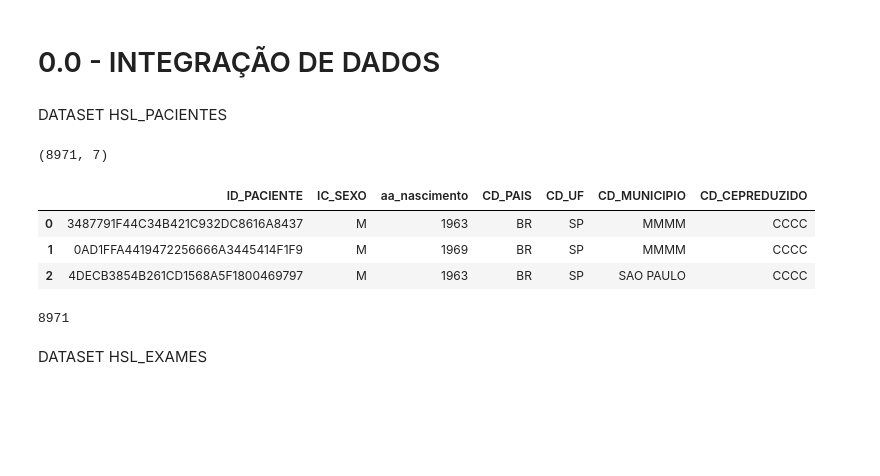
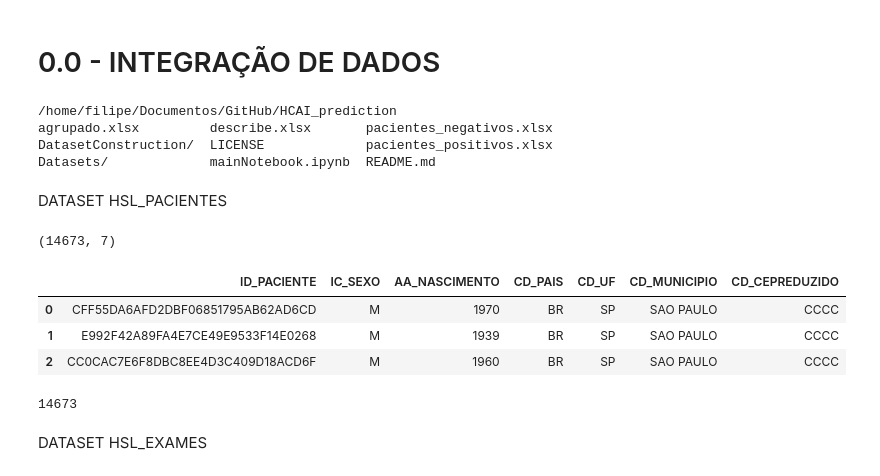
Before and after one commit to filipeloyola/HCAI_prediction, a Jupyter notebook: DatasetConstruction/Covid_exploratory_analysis.ipynb, the cells around one changed output. Cells and saved outputs as stored; diff of their text form; code cells hidden in the pictures; blank space fills up the shorter version.

```diff
--- a/DatasetConstruction/Covid_exploratory_analysis.ipynb
+++ b/DatasetConstruction/Covid_exploratory_analysis.ipynb
@@ -34,21 +32,32 @@ from datetime import date
+# %%
+# Checks the existence of the file and, if necessary, goes to the correct directory
+verifica_arquivo = os.path.exists("Datasets")
+if verifica_arquivo == False:
+    %cd /home/filipe/Documentos/GitHub/HCAI_prediction
+    %ls
+# %% [output]
+/home/filipe/Documentos/GitHub/HCAI_prediction
+agrupado.xlsx         describe.xlsx       pacientes_negativos.xlsx
+DatasetConstruction/  LICENSE             pacientes_positivos.xlsx
+Datasets/             mainNotebook.ipynb  README.md
 # %% [markdown]
 DATASET HSL_PACIENTES
 # %%
 # arquivo "HSL_Pacientes_3.csv" referente a janeiro 2021
-df_pacientes = pd.read_csv('Datasets/HSL_Pacientes_3.csv', sep='|')
+df_pacientes = pd.read_csv('Datasets/HSL_Pacientes_4.csv', sep='|')
 print(df_pacientes.shape)
 df_pacientes.head(3)
 # %% [output]
-(8971, 7)
+(14673, 7)
-|  | ID_PACIENTE | IC_SEXO | aa_nascimento | CD_PAIS | CD_UF | CD_MUNICIPIO | CD_CEPREDUZIDO |
-| 0 | 3487791F44C34B421C932DC8616A8437 | M | 1963 | BR | SP | MMMM | CCCC |
-| 1 | 0AD1FFA4419472256666A3445414F1F9 | M | 1969 | BR | SP | MMMM | CCCC |
-| 2 | 4DECB3854B261CD1568A5F1800469797 | M | 1963 | BR | SP | SAO PAULO | CCCC |
+|  | ID_PACIENTE | IC_SEXO | AA_NASCIMENTO | CD_PAIS | CD_UF | CD_MUNICIPIO | CD_CEPREDUZIDO |
+| 0 | CFF55DA6AFD2DBF06851795AB62AD6CD | M | 1970 | BR | SP | SAO PAULO | CCCC |
+| 1 | E992F42A89FA4E7CE49E9533F14E0268 | M | 1939 | BR | SP | SAO PAULO | CCCC |
+| 2 | CC0CAC7E6F8DBC8EE4D3C409D18ACD6F | M | 1960 | BR | SP | SAO PAULO | CCCC |
 # %%
-#verificando a existência de valores duplicatos
+#verificando quantidade de pacientes unicos
 df_pacientes['ID_PACIENTE'].nunique()
 # %% [output]
-8971
+14673
 # %% [markdown]
 DATASET HSL_EXAMES
 # %%
```
Also changed, not shown: parts of 10 cells of this notebook, 1 other file.
